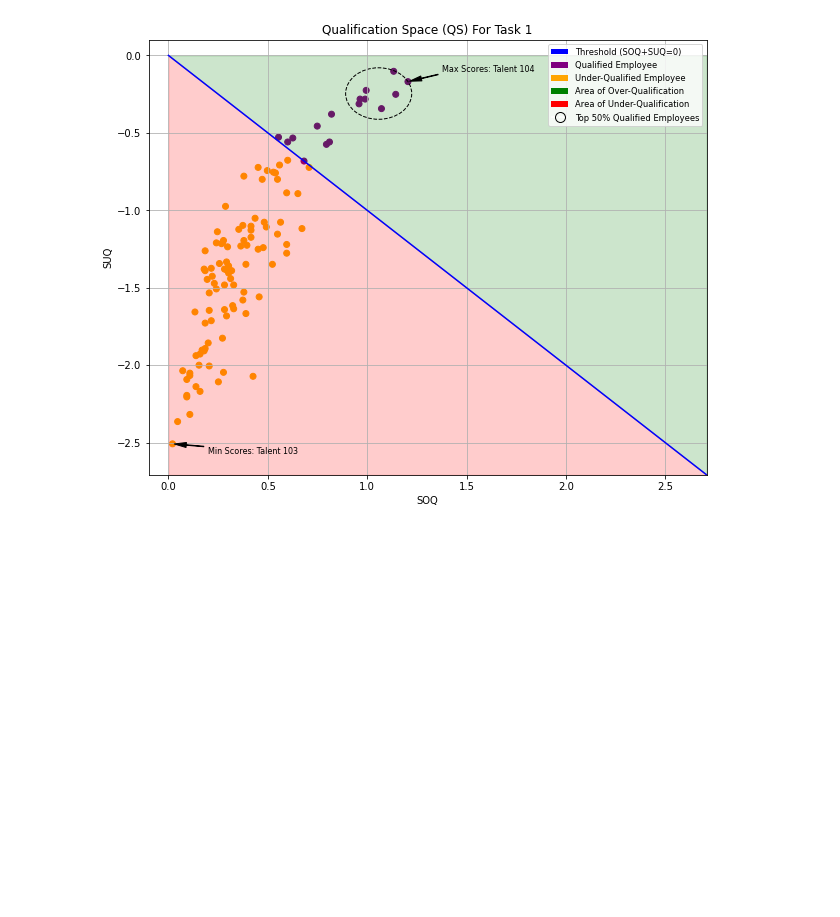
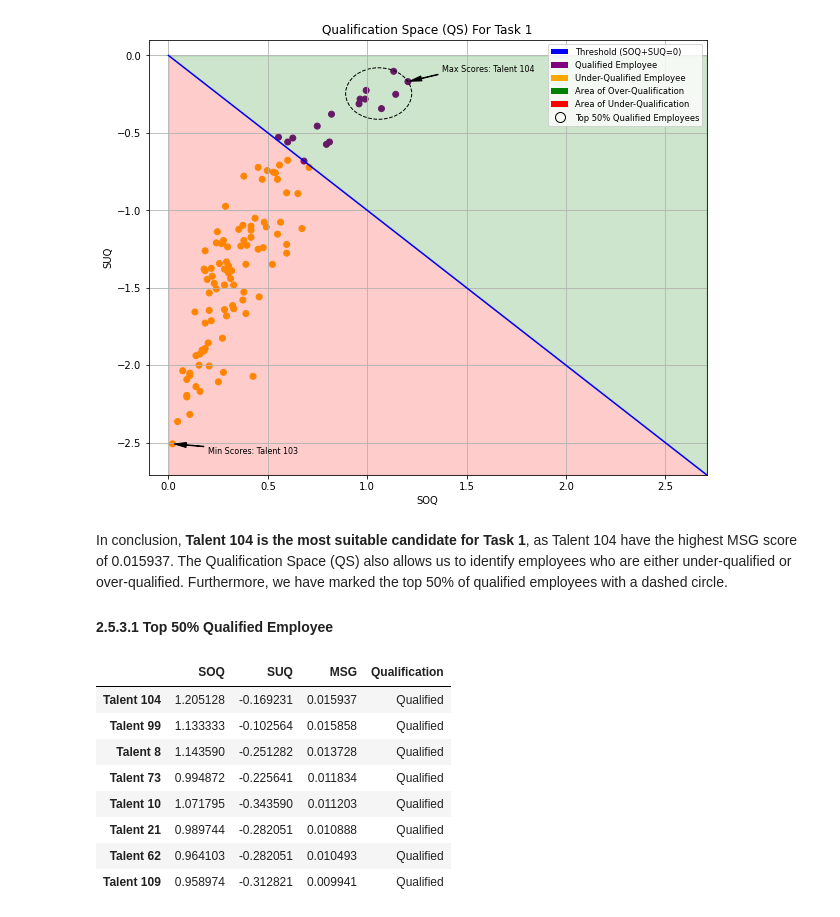
Before and after one commit to TK-Bunga-Matahari/shinchan, a Jupyter notebook: playgorund/competence_assesment/competence_assesment.ipynb, the cells around one changed output. Cells and saved outputs as stored; diff of their text form; code cells hidden in the pictures; blank space fills up the shorter version.

Commit message:
add: conclusion

```diff
--- a/playgorund/competence_assesment/competence_assesment.ipynb
+++ b/playgorund/competence_assesment/competence_assesment.ipynb
@@ -582,3 +582,19 @@ ax.grid()
 plt.show()
 # %% [output]
 [figure]
+# %% [markdown]
+In conclusion, **Talent 104 is the most suitable candidate for Task 1**, as Talent 104 have the highest MSG score of 0.015937. The Qualification Space (QS) also allows us to identify employees who are either under-qualified or over-qualified. Furthermore, we have marked the top 50% of qualified employees with a dashed circle.
+
+#### 2.5.3.1 Top 50% Qualified Employee
+# %%
+top_j
+# %% [output]
+|  | SOQ | SUQ | MSG | Qualification |
+| Talent 104 | 1.205128 | -0.169231 | 0.015937 | Qualified |
+| Talent 99 | 1.133333 | -0.102564 | 0.015858 | Qualified |
+| Talent 8 | 1.143590 | -0.251282 | 0.013728 | Qualified |
+| Talent 73 | 0.994872 | -0.225641 | 0.011834 | Qualified |
+| Talent 10 | 1.071795 | -0.343590 | 0.011203 | Qualified |
+| Talent 21 | 0.989744 | -0.282051 | 0.010888 | Qualified |
+| Talent 62 | 0.964103 | -0.282051 | 0.010493 | Qualified |
+| Talent 109 | 0.958974 | -0.312821 | 0.009941 | Qualified |
```
Also changed, not shown: parts of 2 cells of this notebook.
